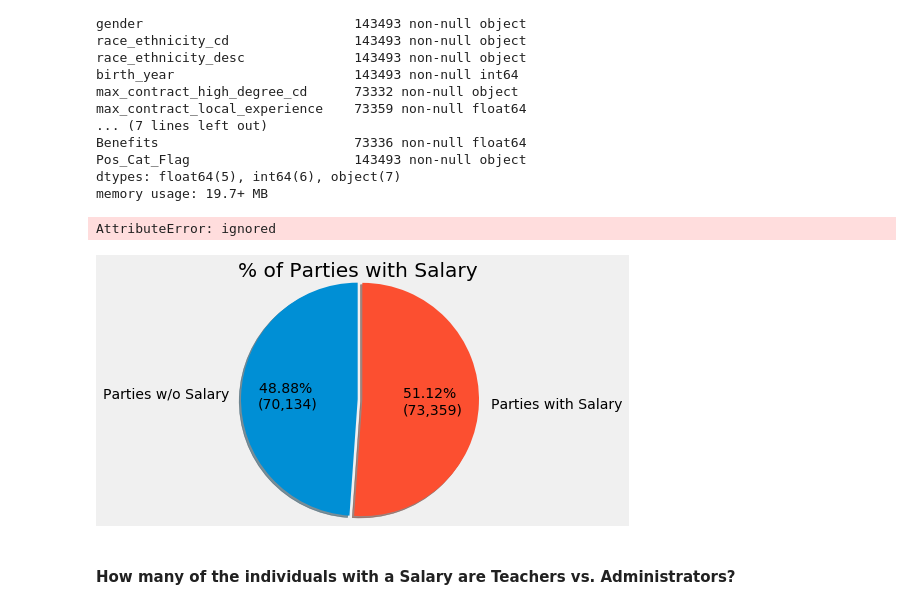
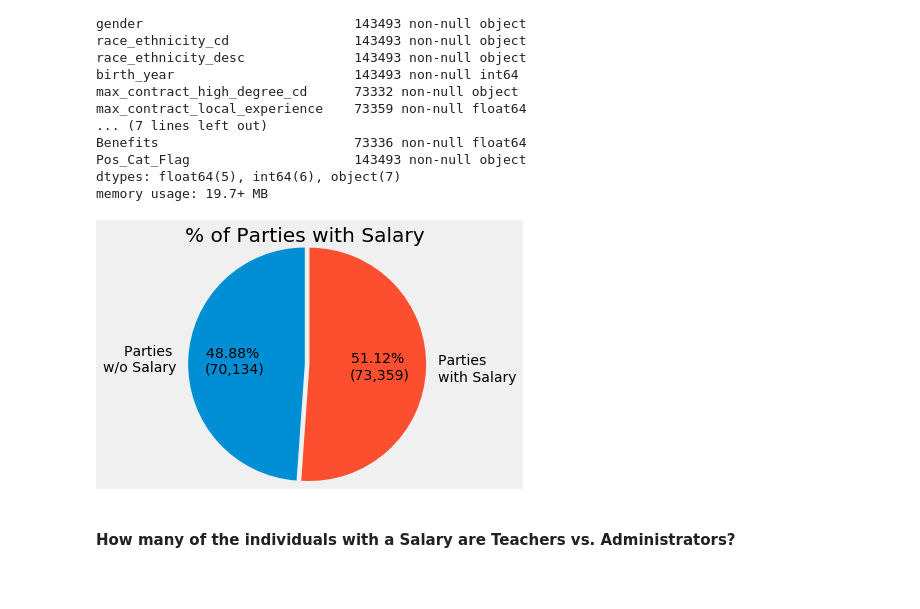
Before and after one commit to j-buss/wi-dpi, a Jupyter notebook: blog/1_A_High_Level.ipynb, the cells around one changed output. Saved outputs shown, nothing was run; the diff lists cells and outputs as text; code cells hidden in the pictures; blank space fills up the shorter version.

```diff
--- a/blog/1_A_High_Level.ipynb
+++ b/blog/1_A_High_Level.ipynb
@@ -106,18 +106,16 @@ df_emd_wo_salary = df_emd[df_emd['Salary_Cnt']==0]
 df_emd_w_salary = df_emd[df_emd['Salary_Cnt']!=0]
 # %%
 # Pie chart, where the slices will be ordered and plotted counter-clockwise:
-labels_1 = ['Parties w/o Salary', 'Parties with Salary']
+labels_1 = ['Parties \nw/o Salary', 'Parties \nwith Salary']
 values_1 = [df_emd_wo_salary.count().max(), df_emd_w_salary.count().max()]
 # %%
 plt.title('% of Parties with Salary')
-plt.pie(values_1, explode=(0,0.05), labels=labels_1, autopct=make_autopct(values),
-       shadow=True, startangle=90, frame=False, radius=1.25)
-
-
-plt.savefig('temp.png', dpi=plt.dpi)
+plt.pie(values_1, explode=(0,0.05), labels=labels_1, autopct=make_autopct(values_1),
+       shadow=False, startangle=90, frame=False, radius=1.25)
+plt.show
+plt.savefig('01_Perc_Parties_Salary.png', bbox_inches = 'tight', pad_inches=0.25, dpi=300)
 # %% [output]
-AttributeError: ignored
-[figure, old version]
+[figure, new version]
 # %% [markdown]
 #### How many of the individuals with a Salary are Teachers vs. Administrators?
 # %% [markdown]
```
Also changed, not shown: parts of 15 cells of this notebook.
